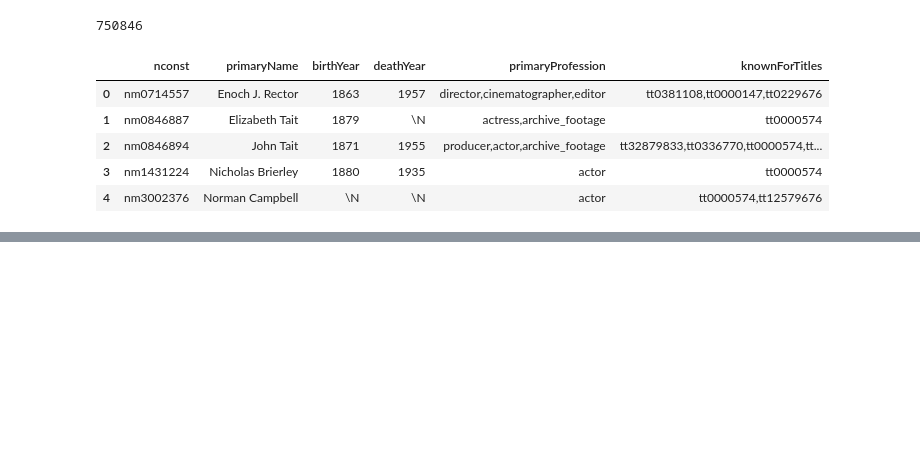
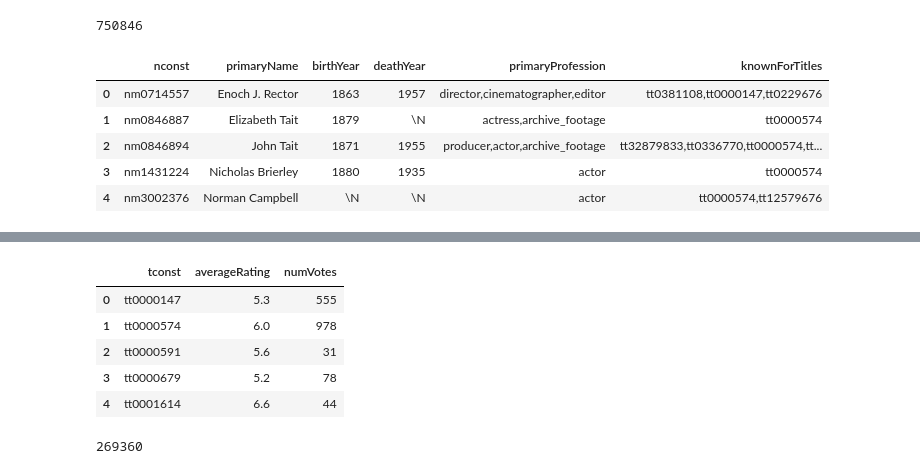
Before and after one commit to hunterAntal/IMDb-Analyser, a Jupyter notebook: Data_cleaning/clean_empty_data.ipynb, the cells around one changed output, grey strips where cells are left out. Cells and saved outputs as stored; diff of their text form; code cells hidden in the pictures; blank space fills up the shorter version.

```diff
--- a/Data_cleaning/clean_empty_data.ipynb
+++ b/Data_cleaning/clean_empty_data.ipynb
@@ -251,0 +275,35 @@ df.head()
+# %%
+# Query the collection - this returns a cursor
+cursor = db["title.ratings_cleaned"].find()
+
+# Convert the cursor to a list of documents, then create a DataFrame
+ratings_list = list(cursor)
+ratings_df = pd.DataFrame(ratings_list)
+
+# Drop the MongoDB autogenerated '_id' column
+if '_id' in ratings_df.columns:
+    ratings_df = ratings_df.drop('_id', axis=1)
+
+
+ratings_df.head()
+# %% [output]
+|  | tconst | averageRating | numVotes |
+| 0 | tt0000147 | 5.3 | 555 |
+| 1 | tt0000574 | 6.0 | 978 |
+| 2 | tt0000591 | 5.6 | 31 |
+| 3 | tt0000679 | 5.2 | 78 |
+| 4 | tt0001614 | 6.6 | 44 |
+# %%
+# join movies_df and ratings_df
+df = pd.merge(movies_df, ratings_df, on='tconst', how='inner')
+
+# create a new collection
+collection = db["movies_with_ratings"]
+data = df.to_dict(orient='records')
+
+# insert the data into the collection
+collection.insert_many(data)
+print(len(data))
+# 269360
+# %% [output]
+269360
```
Also changed, not shown: parts of 2 cells of this notebook.
